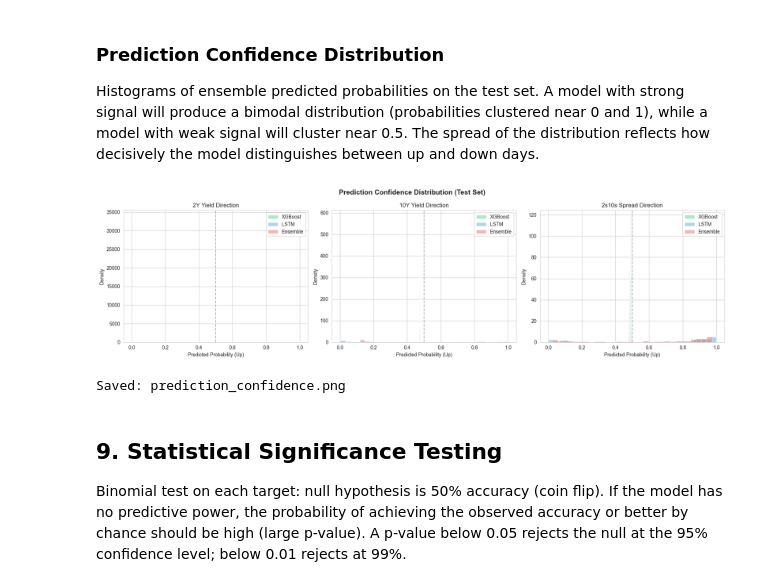
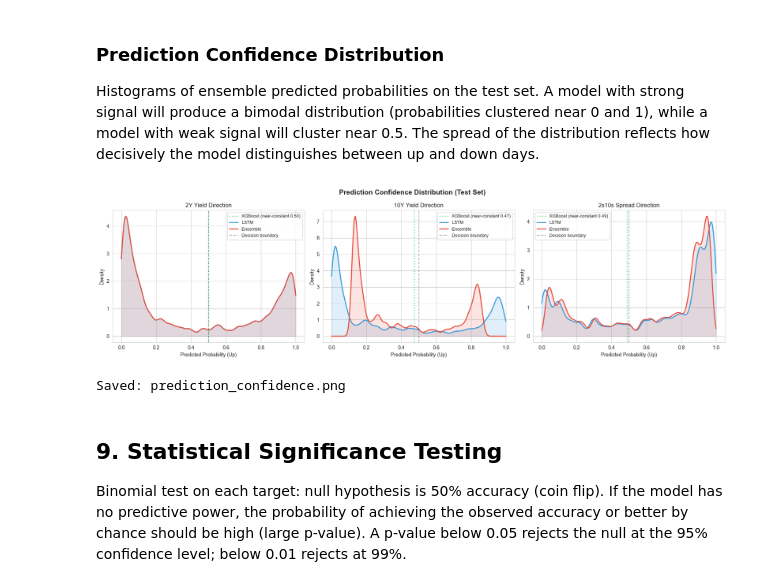
Before and after one commit to lenamonj/yield-curve-prophet, a Jupyter notebook: yield_curve_prophet.ipynb, the cells around one changed output. Cells and saved outputs as stored; diff of their text form; code cells hidden in the pictures.

Commit message:
Fix XGBoost params, tx cost 0.5bps (futures), KDE confidence chart, P&L chart LSTM visible

```diff
--- a/yield_curve_prophet.ipynb
+++ b/yield_curve_prophet.ipynb
@@ -455,10 +455,10 @@ def tune_xgboost(X_tr: pd.DataFrame, y_tr: pd.Series,
             "n_estimators": trial.suggest_int("n_estimators", 50, 400),
             "subsample": trial.suggest_float("subsample", 0.5, 0.8),
             "colsample_bytree": trial.suggest_float("colsample_bytree", 0.4, 0.8),
-            "min_child_weight": trial.suggest_int("min_child_weight", 10, 100),
-            "reg_alpha": trial.suggest_float("reg_alpha", 0.01, 10.0, log=True),
+            "min_child_weight": trial.suggest_int("min_child_weight", 5, 50),
+            "reg_alpha": trial.suggest_float("reg_alpha", 0.01, 5.0, log=True),
             "reg_lambda": trial.suggest_float("reg_lambda", 1.0, 10.0),
-            "gamma": trial.suggest_float("gamma", 0.1, 5.0),
+            "gamma": trial.suggest_float("gamma", 0.1, 3.0),
             "early_stopping_rounds": 50,
             "eval_metric": "auc",
             "random_state": SEED,
@@ -1156,24 +1156,38 @@ Histograms of ensemble predicted probabilities on the test set. A model with str
 # %%
 fig, axes = plt.subplots(1, 3, figsize=(18, 5))
 fig.suptitle("Prediction Confidence Distribution (Test Set)", fontsize=14, fontweight="bold")
 
+from scipy.stats import gaussian_kde
+
 for idx, target in enumerate(TARGETS):
     ax = axes[idx]
+    x_grid = np.linspace(0, 1, 200)
+    kde_models = []
     for model_name, probs_dict in all_probs.items():
-        ax.hist(probs_dict[target], bins=30, alpha=0.4, color=colors[model_name],
-                label=model_name, density=True)
-    ax.axvline(0.5, color="black", linestyle="--", alpha=0.3)
+        probs = probs_dict[target]
+        spread = np.percentile(probs, 95) - np.percentile(probs, 5)
+        if spread < 0.05:
+            ax.axvline(np.median(probs), color=colors[model_name], linewidth=2,
+                       linestyle=":", alpha=0.7,
+                       label=f"{model_name} (near-constant {np.median(probs):.2f})")
+        else:
+            kde = gaussian_kde(probs, bw_method=0.05)
+            density = kde(x_grid)
+            ax.plot(x_grid, density, color=colors[model_name], linewidth=2, label=model_name)
+            ax.fill_between(x_grid, density, alpha=0.15, color=colors[model_name])
+            kde_models.append(model_name)
+    ax.axvline(0.5, color="black", linestyle="--", alpha=0.3, label="Decision boundary")
     ax.set_title(TARGET_LABELS[target])
     ax.set_xlabel("Predicted Probability (Up)")
     ax.set_ylabel("Density")
-    ax.legend()
+    ax.legend(fontsize=9)
 
 plt.tight_layout()
 plt.savefig("prediction_confidence.png", dpi=150, bbox_inches="tight")
 plt.show()
 print("Saved: prediction_confidence.png")
 # %% [output]
-[figure, old version]
+[figure, new version]
 Saved: prediction_confidence.png
 # %% [markdown]
 ## 9. Statistical Significance Testing
```
Also changed, not shown: parts of 9 cells of this notebook, 8 other files.
